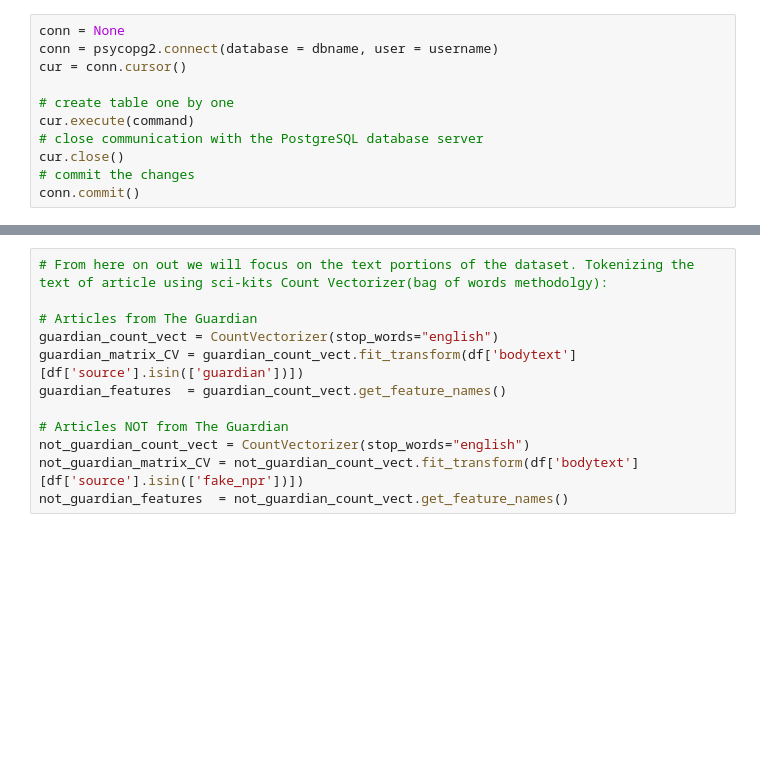
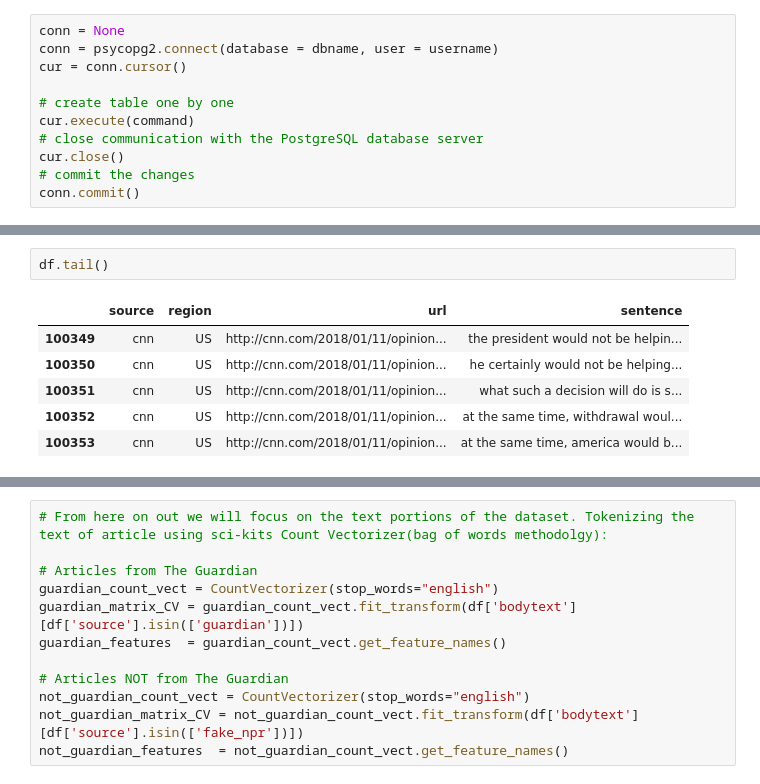
Before and after one commit to drinandan/insight-project, a Jupyter notebook: 2018.01.14_gathering_regional_newspaper_data.ipynb, the cells around one changed output, grey strips where cells are left out. Cells and saved outputs as stored; diff of their text form; blank space fills up the shorter version.

```diff
--- a/2018.01.14_gathering_regional_newspaper_data.ipynb
+++ b/2018.01.14_gathering_regional_newspaper_data.ipynb
@@ -302,0 +421,9 @@ df.head()
+# %%
+df.tail()
+# %% [output]
+|  | source | region | url | sentence |
+| 100349 | cnn | US | http://cnn.com/2018/01/11/opinion... | the president would not be helpin... |
+| 100350 | cnn | US | http://cnn.com/2018/01/11/opinion... | he certainly would not be helping... |
+| 100351 | cnn | US | http://cnn.com/2018/01/11/opinion... | what such a decision will do is s... |
+| 100352 | cnn | US | http://cnn.com/2018/01/11/opinion... | at the same time, withdrawal woul... |
+| 100353 | cnn | US | http://cnn.com/2018/01/11/opinion... | at the same time, america would b... |
```
Also changed, not shown: parts of 43 cells of this notebook.
